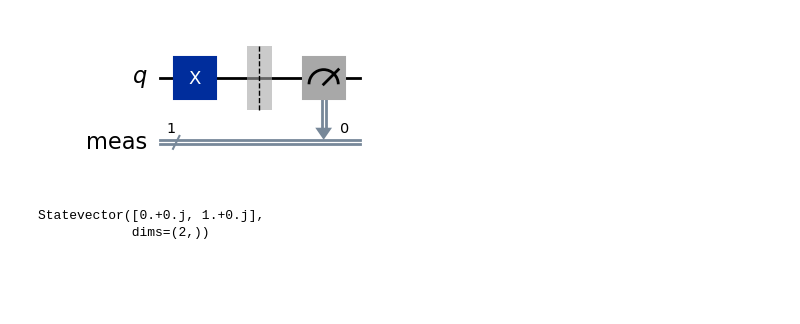
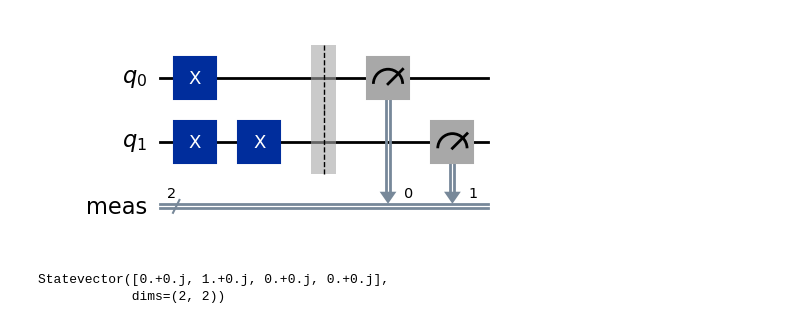
Before and after one commit to MarcoAurelioAntonio/IBM-QUANTUM-BACKENDS-CONNECTIONS, a Jupyter notebook: Gates/Not.ipynb, the cells around one changed output. Drawn from its saved outputs; the diff is of its cells as text; code cells hidden in the pictures; blank space fills up the shorter version.

```diff
--- a/Gates/Not.ipynb
+++ b/Gates/Not.ipynb
@@ -1,25 +1,28 @@
 # %%
 from qiskit import QuantumCircuit, execute, Aer
-from qiskit.tools.visualization import plot_bloch_multivector
+from qiskit.tools.visualization import plot_bloch_multivector, plot_histogram
 
 # Create a Quantum Circuit acting on a quantum register of one qubit
-circ = QuantumCircuit(1)
+circ = QuantumCircuit(2)
 # alpha = 1
 # beta = 0
 # circ.initialize([alpha, beta], 0)
+circ.x(1)
 circ.x(0)
+circ.x(1)
+# circ.x(0)
 # circ.barrier()
 circ.measure_all()
 
 # Draw the circuit
 circ.draw(style='iqp', output='mpl')
 # %% [output]
-[figure, old version]
+[figure, new version]
 # %%
 simulation = Aer.get_backend('statevector_simulator')
 result = execute(circ, backend = simulation).result()
 statevector = result.get_statevector()
 print(statevector)
 # %% [output]
-Statevector([0.+0.j, 1.+0.j],
-            dims=(2,))
+Statevector([0.+0.j, 1.+0.j, 0.+0.j, 0.+0.j],
+            dims=(2, 2))
```
Also changed, not shown: parts of 2 cells of this notebook.
